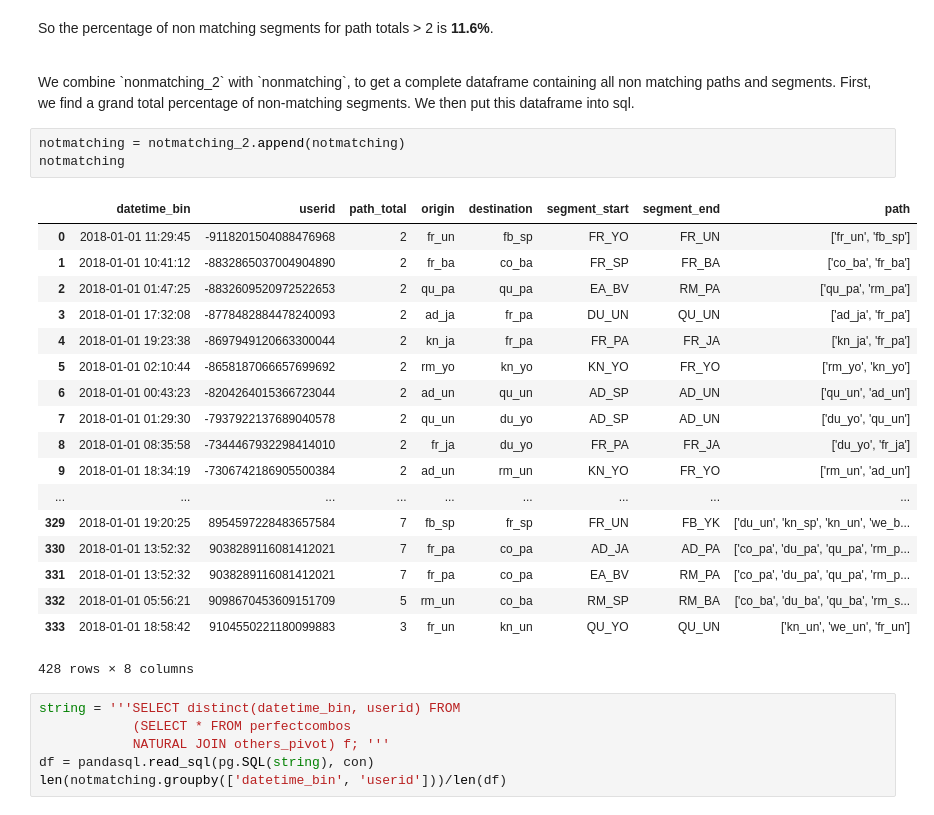
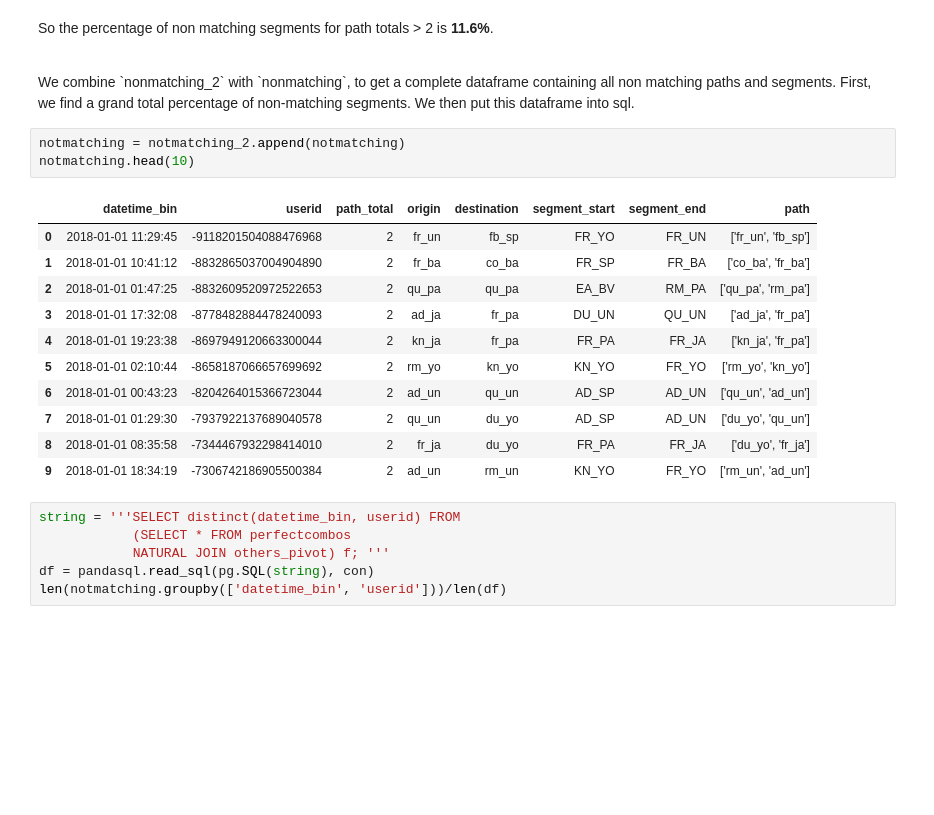
Before and after one commit to CityofToronto/bdit_data-sources, a Jupyter notebook: bluetooth/od/od analysis.ipynb, the cells around one changed output. Saved outputs shown, nothing was run; the diff lists cells and outputs as text; blank space fills up the shorter version.

```diff
--- a/bluetooth/od/od analysis.ipynb
+++ b/bluetooth/od/od analysis.ipynb
@@ -777,26 +756,19 @@ So the percentage of non matching segments for path totals > 2 is **11.6%**.
 We combine `nonmatching_2` with `nonmatching`, to get a complete dataframe containing all non matching paths and segments. First, we find a grand total percentage of non-matching segments.  We then put this dataframe into sql.
 # %%
 notmatching = notmatching_2.append(notmatching)
-notmatching
+notmatching.head(10)
 # %% [output]
 |  | datetime_bin | userid | path_total | origin | destination | segment_start | segment_end | path |
 | 0 | 2018-01-01 11:29:45 | -9118201504088476968 | 2 | fr_un | fb_sp | FR_YO | FR_UN | ['fr_un', 'fb_sp'] |
 | 1 | 2018-01-01 10:41:12 | -8832865037004904890 | 2 | fr_ba | co_ba | FR_SP | FR_BA | ['co_ba', 'fr_ba'] |
 | 2 | 2018-01-01 01:47:25 | -8832609520972522653 | 2 | qu_pa | qu_pa | EA_BV | RM_PA | ['qu_pa', 'rm_pa'] |
 | 3 | 2018-01-01 17:32:08 | -8778482884478240093 | 2 | ad_ja | fr_pa | DU_UN | QU_UN | ['ad_ja', 'fr_pa'] |
 | 4 | 2018-01-01 19:23:38 | -8697949120663300044 | 2 | kn_ja | fr_pa | FR_PA | FR_JA | ['kn_ja', 'fr_pa'] |
 | 5 | 2018-01-01 02:10:44 | -8658187066657699692 | 2 | rm_yo | kn_yo | KN_YO | FR_YO | ['rm_yo', 'kn_yo'] |
 | 6 | 2018-01-01 00:43:23 | -8204264015366723044 | 2 | ad_un | qu_un | AD_SP | AD_UN | ['qu_un', 'ad_un'] |
 | 7 | 2018-01-01 01:29:30 | -7937922137689040578 | 2 | qu_un | du_yo | AD_SP | AD_UN | ['du_yo', 'qu_un'] |
 | 8 | 2018-01-01 08:35:58 | -7344467932298414010 | 2 | fr_ja | du_yo | FR_PA | FR_JA | ['du_yo', 'fr_ja'] |
 | 9 | 2018-01-01 18:34:19 | -7306742186905500384 | 2 | ad_un | rm_un | KN_YO | FR_YO | ['rm_un', 'ad_un'] |
-| ... | ... | ... | ... | ... | ... | ... | ... | ... |
-| 329 | 2018-01-01 19:20:25 | 8954597228483657584 | 7 | fb_sp | fr_sp | FR_UN | FB_YK | ['du_un', 'kn_sp', 'kn_un', 'we_b... |
-| 330 | 2018-01-01 13:52:32 | 9038289116081412021 | 7 | fr_pa | co_pa | AD_JA | AD_PA | ['co_pa', 'du_pa', 'qu_pa', 'rm_p... |
-| 331 | 2018-01-01 13:52:32 | 9038289116081412021 | 7 | fr_pa | co_pa | EA_BV | RM_PA | ['co_pa', 'du_pa', 'qu_pa', 'rm_p... |
-| 332 | 2018-01-01 05:56:21 | 9098670453609151709 | 5 | rm_un | co_ba | RM_SP | RM_BA | ['co_ba', 'du_ba', 'qu_ba', 'rm_s... |
-| 333 | 2018-01-01 18:58:42 | 9104550221180099883 | 3 | fr_un | kn_un | QU_YO | QU_UN | ['kn_un', 'we_un', 'fr_un'] |
-428 rows × 8 columns
 # %%
 string = '''SELECT distinct(datetime_bin, userid) FROM
             (SELECT * FROM perfectcombos
```
Also changed, not shown: parts of 4 cells of this notebook.
